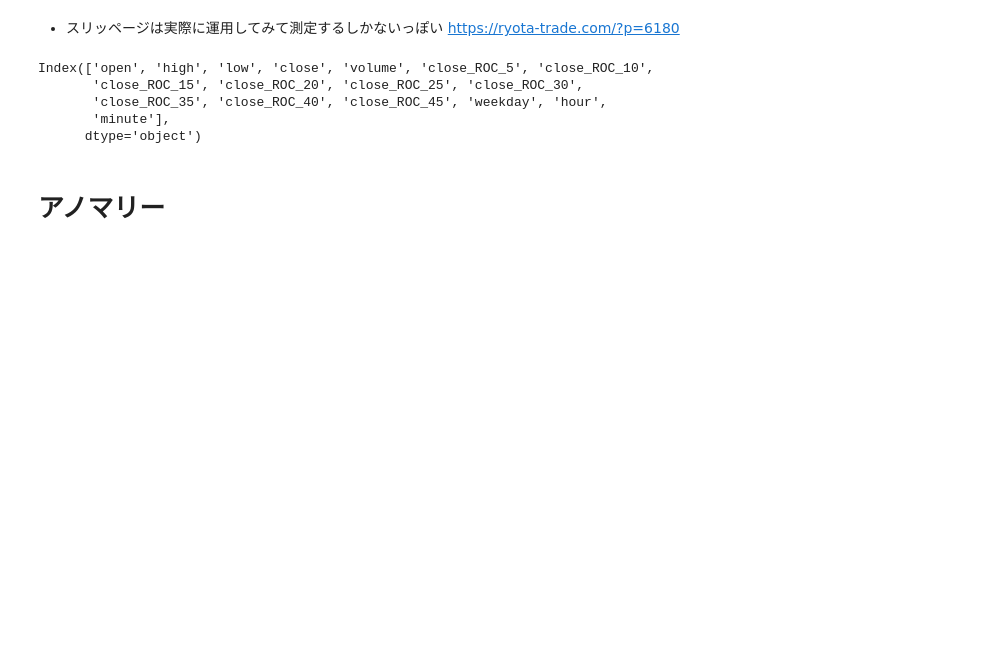
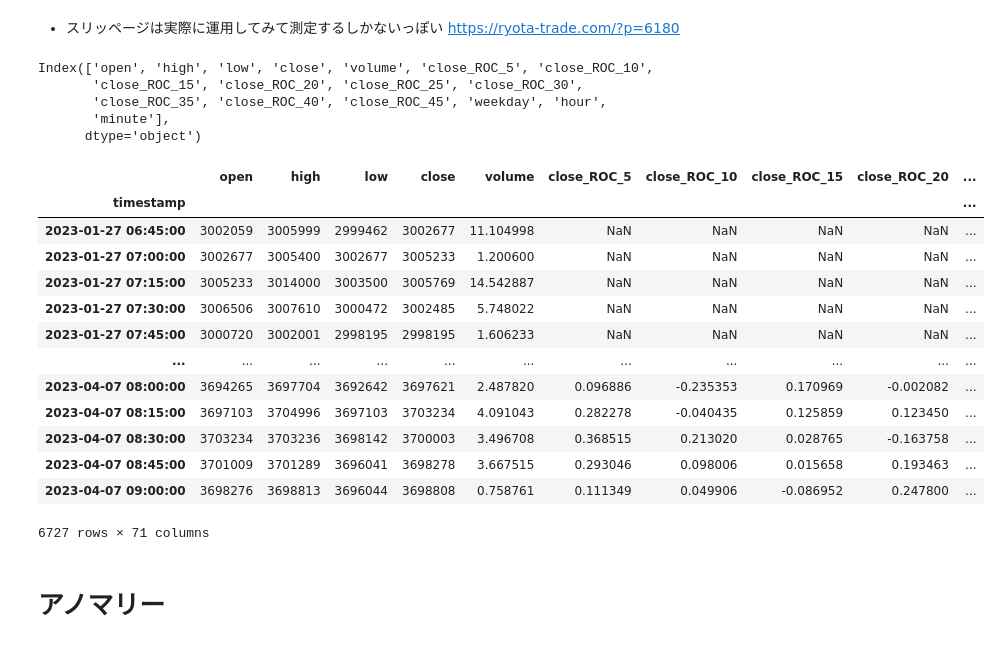
Before and after one commit to aralsea/btc-data-analysis, a Jupyter notebook: src/notebooks/EDA2.ipynb, the cells around one changed output. Saved outputs shown, nothing was run; the diff lists cells and outputs as text; code cells hidden in the pictures; blank space fills up the shorter version.

```diff
--- a/src/notebooks/EDA2.ipynb
+++ b/src/notebooks/EDA2.ipynb
@@ -160,6 +163,23 @@ Index(['open', 'high', 'low', 'close', 'volume', 'close_ROC_5', 'close_ROC_10',
        'close_ROC_35', 'close_ROC_40', 'close_ROC_45', 'weekday', 'hour',
        'minute'],
       dtype='object')
+# %%
+df
+# %% [output]
+|  | open | high | low | close | volume | close_ROC_5 | close_ROC_10 | close_ROC_15 | close_ROC_20 | ... |
+| timestamp |  |  |  |  |  |  |  |  |  | ... |
+| 2023-01-27 06:45:00 | 3002059 | 3005999 | 2999462 | 3002677 | 11.104998 | NaN | NaN | NaN | NaN | ... |
+| 2023-01-27 07:00:00 | 3002677 | 3005400 | 3002677 | 3005233 | 1.200600 | NaN | NaN | NaN | NaN | ... |
+| 2023-01-27 07:15:00 | 3005233 | 3014000 | 3003500 | 3005769 | 14.542887 | NaN | NaN | NaN | NaN | ... |
+| 2023-01-27 07:30:00 | 3006506 | 3007610 | 3000472 | 3002485 | 5.748022 | NaN | NaN | NaN | NaN | ... |
+| 2023-01-27 07:45:00 | 3000720 | 3002001 | 2998195 | 2998195 | 1.606233 | NaN | NaN | NaN | NaN | ... |
+| ... | ... | ... | ... | ... | ... | ... | ... | ... | ... | ... |
+| 2023-04-07 08:00:00 | 3694265 | 3697704 | 3692642 | 3697621 | 2.487820 | 0.096886 | -0.235353 | 0.170969 | -0.002082 | ... |
+| 2023-04-07 08:15:00 | 3697103 | 3704996 | 3697103 | 3703234 | 4.091043 | 0.282278 | -0.040435 | 0.125859 | 0.123450 | ... |
+| 2023-04-07 08:30:00 | 3703234 | 3703236 | 3698142 | 3700003 | 3.496708 | 0.368515 | 0.213020 | 0.028765 | -0.163758 | ... |
+| 2023-04-07 08:45:00 | 3701009 | 3701289 | 3696041 | 3698278 | 3.667515 | 0.293046 | 0.098006 | 0.015658 | 0.193463 | ... |
+| 2023-04-07 09:00:00 | 3698276 | 3698813 | 3696044 | 3698808 | 0.758761 | 0.111349 | 0.049906 | -0.086952 | 0.247800 | ... |
+6727 rows × 71 columns
 # %% [markdown]
 # アノマリー
 # %% [markdown]
```
Also changed, not shown: parts of 6 cells of this notebook.
